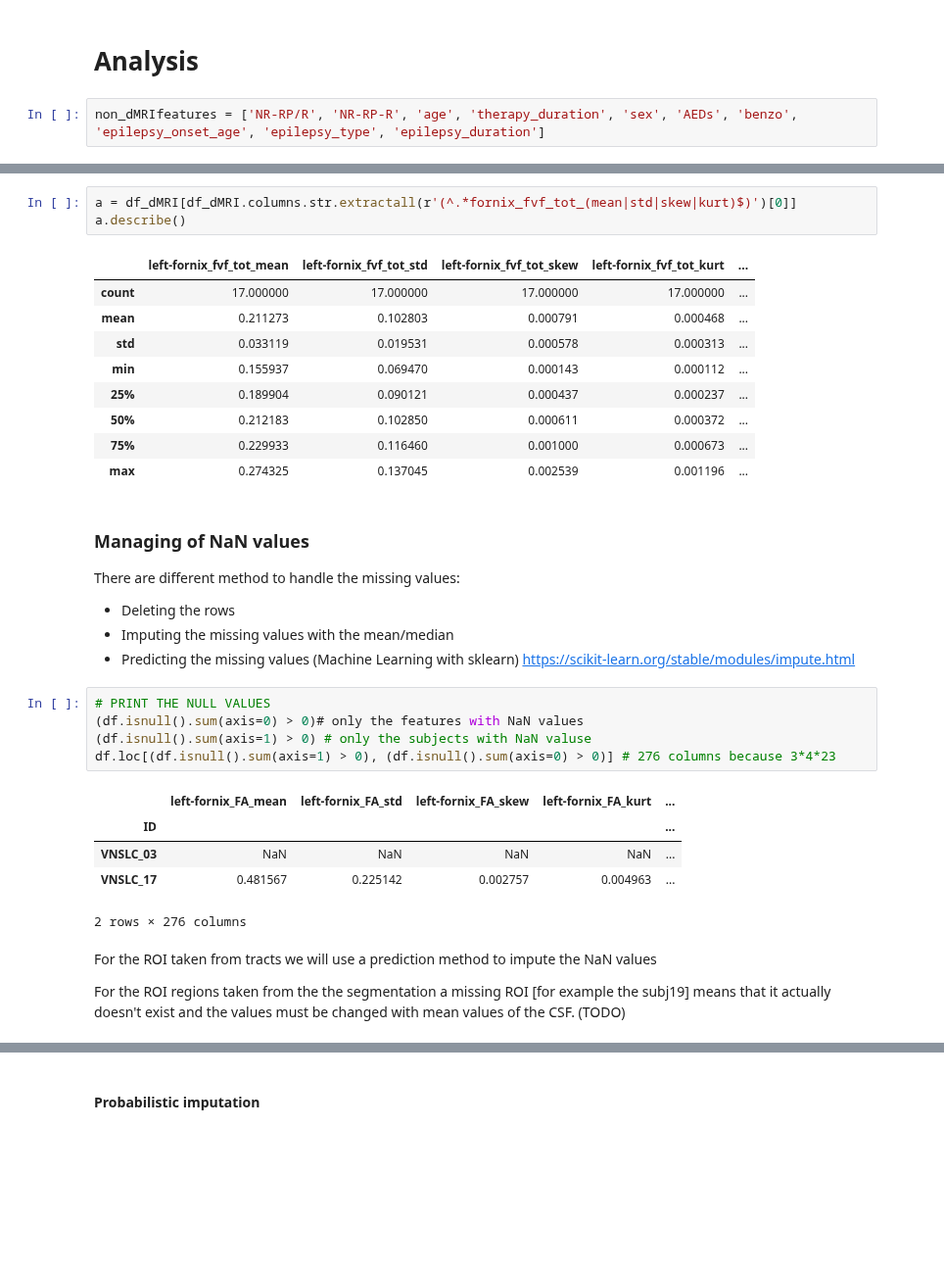
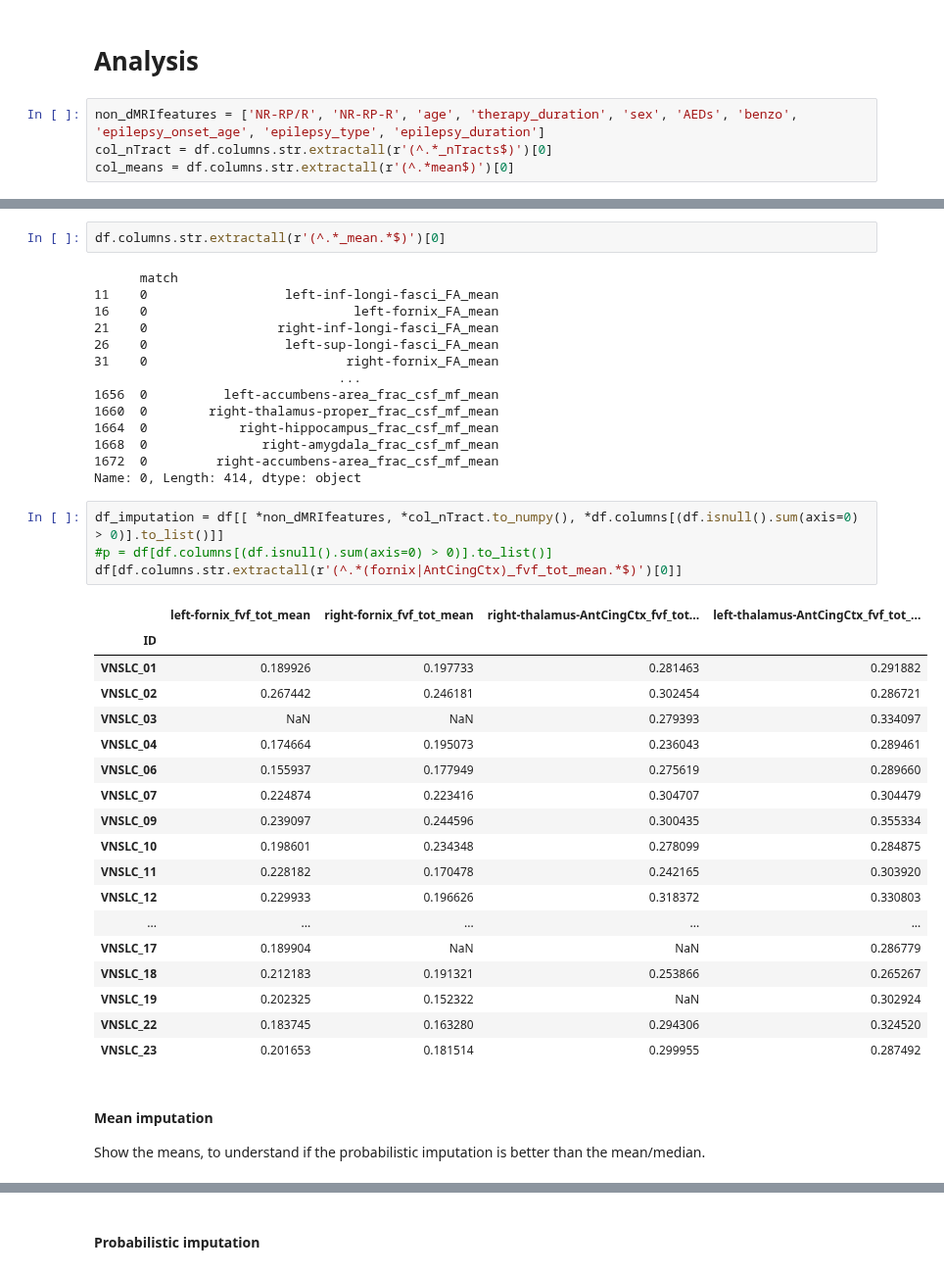
Before and after one commit to PiLAB-Medical-Imaging/TFE23-740_Epilepsy, a Jupyter notebook: src/analysis.ipynb, the cells around one changed output, grey strips where cells are left out. Shown at 98% size. Cells and saved outputs as stored; diff of their text form; blank space fills up the shorter version.

```diff
--- a/src/analysis.ipynb
+++ b/src/analysis.ipynb
@@ -58,3 +57,5 @@ df.to_csv("%s/dataset.csv" % stats_path, index=False)
 # Analysis
 # %%
 non_dMRIfeatures = ['NR-RP/R', 'NR-RP-R', 'age', 'therapy_duration', 'sex', 'AEDs', 'benzo', 'epilepsy_onset_age', 'epilepsy_type', 'epilepsy_duration']
+col_nTract = df.columns.str.extractall(r'(^.*_nTracts$)')[0]
+col_means = df.columns.str.extractall(r'(^.*mean$)')[0]
@@ -71,35 +96,43 @@ df_dMRI = df.drop([*non_dMRIfeatures], axis=1)
 # %%
-a = df_dMRI[df_dMRI.columns.str.extractall(r'(^.*fornix_fvf_tot_(mean|std|skew|kurt)$)')[0]]
-a.describe()
+df.columns.str.extractall(r'(^.*_mean.*$)')[0]
 # %% [output]
-|  | left-fornix_fvf_tot_mean | left-fornix_fvf_tot_std | left-fornix_fvf_tot_skew | left-fornix_fvf_tot_kurt | ... |
-| count | 17.000000 | 17.000000 | 17.000000 | 17.000000 | ... |
-| mean | 0.211273 | 0.102803 | 0.000791 | 0.000468 | ... |
-| std | 0.033119 | 0.019531 | 0.000578 | 0.000313 | ... |
-| min | 0.155937 | 0.069470 | 0.000143 | 0.000112 | ... |
-| 25% | 0.189904 | 0.090121 | 0.000437 | 0.000237 | ... |
-| 50% | 0.212183 | 0.102850 | 0.000611 | 0.000372 | ... |
-| 75% | 0.229933 | 0.116460 | 0.001000 | 0.000673 | ... |
-| max | 0.274325 | 0.137045 | 0.002539 | 0.001196 | ... |
+      match
+11    0                  left-inf-longi-fasci_FA_mean
+16    0                           left-fornix_FA_mean
+21    0                 right-inf-longi-fasci_FA_mean
+26    0                  left-sup-longi-fasci_FA_mean
+31    0                          right-fornix_FA_mean
+                                ...
+1656  0          left-accumbens-area_frac_csf_mf_mean
+1660  0        right-thalamus-proper_frac_csf_mf_mean
+1664  0            right-hippocampus_frac_csf_mf_mean
+1668  0               right-amygdala_frac_csf_mf_mean
+1672  0         right-accumbens-area_frac_csf_mf_mean
+Name: 0, Length: 414, dtype: object
-# %% [markdown]
-### Managing of NaN values
-
-There are different method to handle the missing values:
-- Deleting the rows
-- Imputing the missing values with the mean/median
-- Predicting the missing values (Machine Learning with sklearn) https://scikit-learn.org/stable/modules/impute.html
-# %%
-# PRINT THE NULL VALUES
-(df.isnull().sum(axis=0) > 0)# only the features with NaN values
-(df.isnull().sum(axis=1) > 0) # only the subjects with NaN valuse
-df.loc[(df.isnull().sum(axis=1) > 0), (df.isnull().sum(axis=0) > 0)] # 276 columns because 3*4*23
-# %% [output]
-|  | left-fornix_FA_mean | left-fornix_FA_std | left-fornix_FA_skew | left-fornix_FA_kurt | ... |
-| ID |  |  |  |  | ... |
-| VNSLC_03 | NaN | NaN | NaN | NaN | ... |
-| VNSLC_17 | 0.481567 | 0.225142 | 0.002757 | 0.004963 | ... |
-2 rows × 276 columns
-# %% [markdown]
-For the ROI taken from tracts we will use a prediction method to impute the NaN values
-
-For the ROI regions taken from the the segmentation a missing ROI [for example the subj19] means that it actually doesn't exist and the values must be changed with mean values of the CSF. (TODO)
+# %%
+df_imputation = df[[ *non_dMRIfeatures, *col_nTract.to_numpy(), *df.columns[(df.isnull().sum(axis=0) > 0)].to_list()]]
+#p = df[df.columns[(df.isnull().sum(axis=0) > 0)].to_list()]
+df[df.columns.str.extractall(r'(^.*(fornix|AntCingCtx)_fvf_tot_mean.*$)')[0]]
+# %% [output]
+|  | left-fornix_fvf_tot_mean | right-fornix_fvf_tot_mean | right-thalamus-AntCingCtx_fvf_tot... | left-thalamus-AntCingCtx_fvf_tot_... |
+| ID |  |  |  |  |
+| VNSLC_01 | 0.189926 | 0.197733 | 0.281463 | 0.291882 |
+| VNSLC_02 | 0.267442 | 0.246181 | 0.302454 | 0.286721 |
+| VNSLC_03 | NaN | NaN | 0.279393 | 0.334097 |
+| VNSLC_04 | 0.174664 | 0.195073 | 0.236043 | 0.289461 |
+| VNSLC_06 | 0.155937 | 0.177949 | 0.275619 | 0.289660 |
+| VNSLC_07 | 0.224874 | 0.223416 | 0.304707 | 0.304479 |
+| VNSLC_09 | 0.239097 | 0.244596 | 0.300435 | 0.355334 |
+| VNSLC_10 | 0.198601 | 0.234348 | 0.278099 | 0.284875 |
+| VNSLC_11 | 0.228182 | 0.170478 | 0.242165 | 0.303920 |
+| VNSLC_12 | 0.229933 | 0.196626 | 0.318372 | 0.330803 |
+| ... | ... | ... | ... | ... |
+| VNSLC_17 | 0.189904 | NaN | NaN | 0.286779 |
+| VNSLC_18 | 0.212183 | 0.191321 | 0.253866 | 0.265267 |
+| VNSLC_19 | 0.202325 | 0.152322 | NaN | 0.302924 |
+| VNSLC_22 | 0.183745 | 0.163280 | 0.294306 | 0.324520 |
+| VNSLC_23 | 0.201653 | 0.181514 | 0.299955 | 0.287492 |
+# %% [markdown]
+#### Mean imputation
+
+Show the means, to understand if the probabilistic imputation is better than the mean/median.
```
Also changed, not shown: parts of 14 cells of this notebook, 4 other files.
